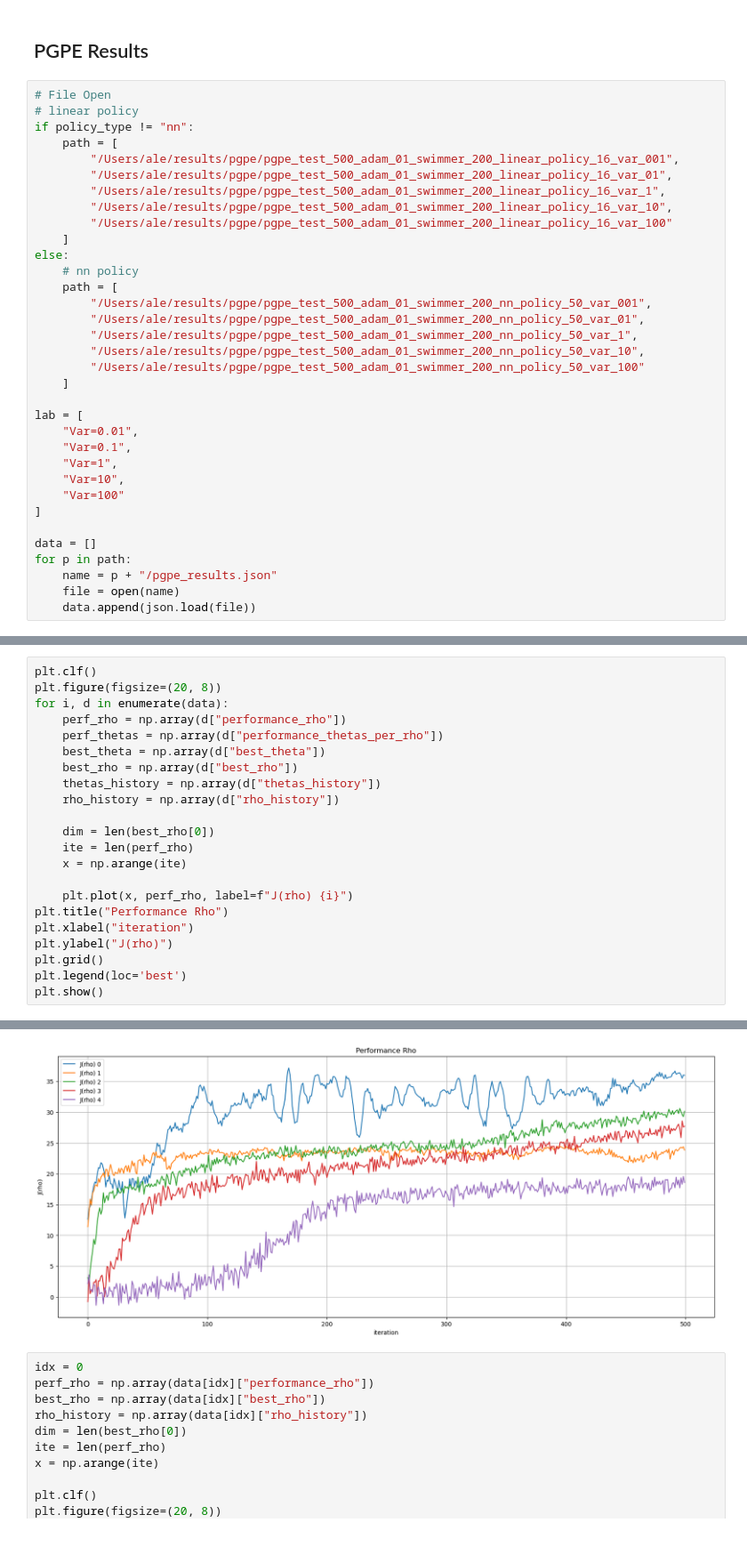
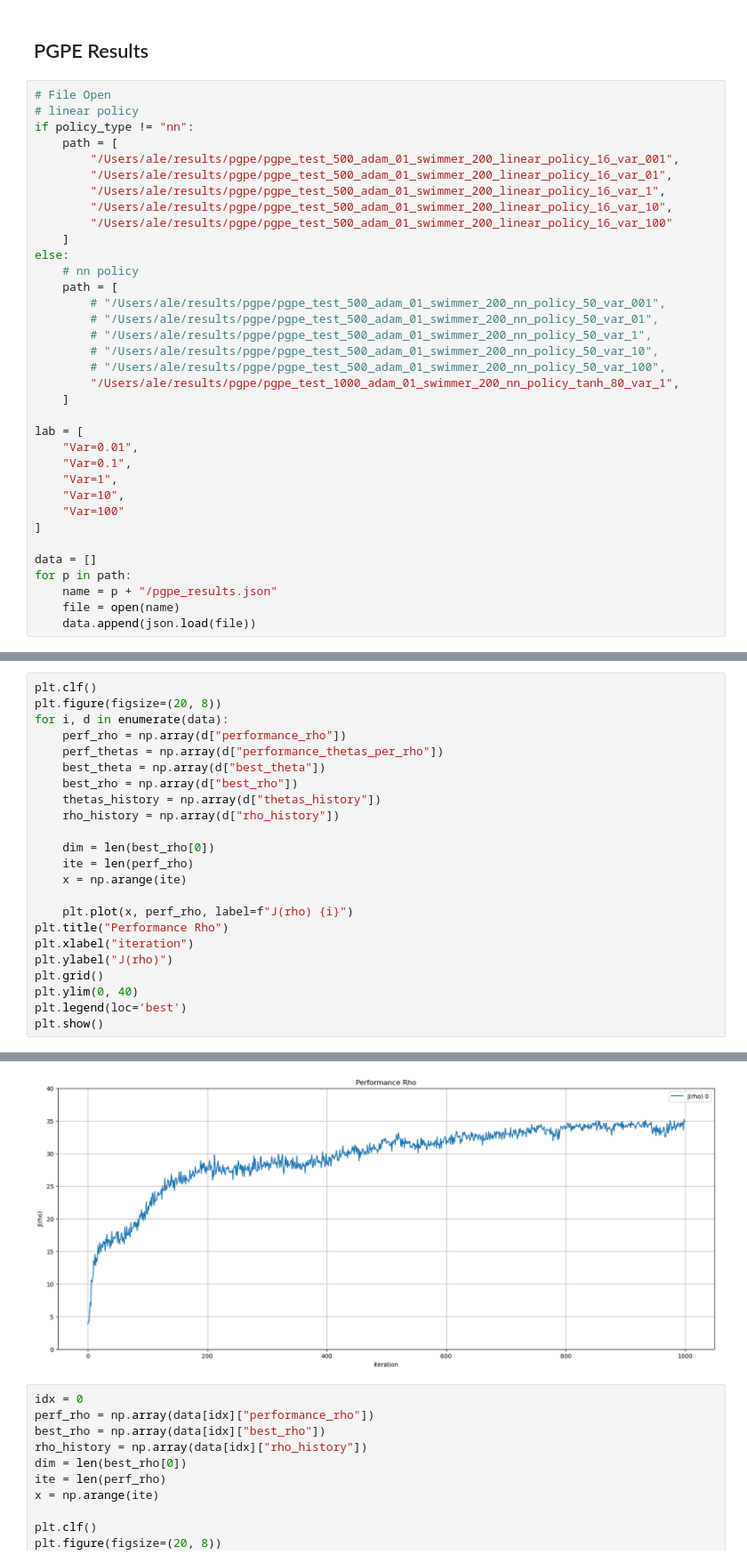
Before and after one commit to MontenegroAlessandro/MagicRL, a Jupyter notebook: notebooks/swimmer_plots.ipynb, the cells around one changed output, grey strips where cells are left out. Shown at 89% size. Saved outputs shown, nothing was run; the diff lists cells and outputs as text.

Commit message:
new test script

```diff
--- a/notebooks/swimmer_plots.ipynb
+++ b/notebooks/swimmer_plots.ipynb
@@ -28,11 +28,12 @@ if policy_type != "nn":
 else:
     # nn policy
     path = [
-        "/Users/ale/results/pgpe/pgpe_test_500_adam_01_swimmer_200_nn_policy_50_var_001",
-        "/Users/ale/results/pgpe/pgpe_test_500_adam_01_swimmer_200_nn_policy_50_var_01",
-        "/Users/ale/results/pgpe/pgpe_test_500_adam_01_swimmer_200_nn_policy_50_var_1",
-        "/Users/ale/results/pgpe/pgpe_test_500_adam_01_swimmer_200_nn_policy_50_var_10",
-        "/Users/ale/results/pgpe/pgpe_test_500_adam_01_swimmer_200_nn_policy_50_var_100"
+        # "/Users/ale/results/pgpe/pgpe_test_500_adam_01_swimmer_200_nn_policy_50_var_001",
+        # "/Users/ale/results/pgpe/pgpe_test_500_adam_01_swimmer_200_nn_policy_50_var_01",
+        # "/Users/ale/results/pgpe/pgpe_test_500_adam_01_swimmer_200_nn_policy_50_var_1",
+        # "/Users/ale/results/pgpe/pgpe_test_500_adam_01_swimmer_200_nn_policy_50_var_10",
+        # "/Users/ale/results/pgpe/pgpe_test_500_adam_01_swimmer_200_nn_policy_50_var_100",
+        "/Users/ale/results/pgpe/pgpe_test_1000_adam_01_swimmer_200_nn_policy_tanh_80_var_1",
     ]
 
 lab = [
@@ -55,28 +56,29 @@ print(list(data[0].keys()))
 # %%
 plt.clf()
 plt.figure(figsize=(20, 8))
 for i, d in enumerate(data):
     perf_rho = np.array(d["performance_rho"])
     perf_thetas = np.array(d["performance_thetas_per_rho"])
     best_theta = np.array(d["best_theta"])
     best_rho = np.array(d["best_rho"])
     thetas_history = np.array(d["thetas_history"])
     rho_history = np.array(d["rho_history"])
 
     dim = len(best_rho[0])
     ite = len(perf_rho)
     x = np.arange(ite)
 
     plt.plot(x, perf_rho, label=f"J(rho) {i}")
 plt.title("Performance Rho")
 plt.xlabel("iteration")
 plt.ylabel("J(rho)")
 plt.grid()
+plt.ylim(0, 40)
 plt.legend(loc='best')
 plt.show()
 # %% [output]
 <Figure size 640x480 with 0 Axes>
-[figure, old version]
+[figure, new version]
 # %%
 idx = 0
 perf_rho = np.array(data[idx]["performance_rho"])
```
Also changed, not shown: parts of 5 cells of this notebook, 3 other files.
